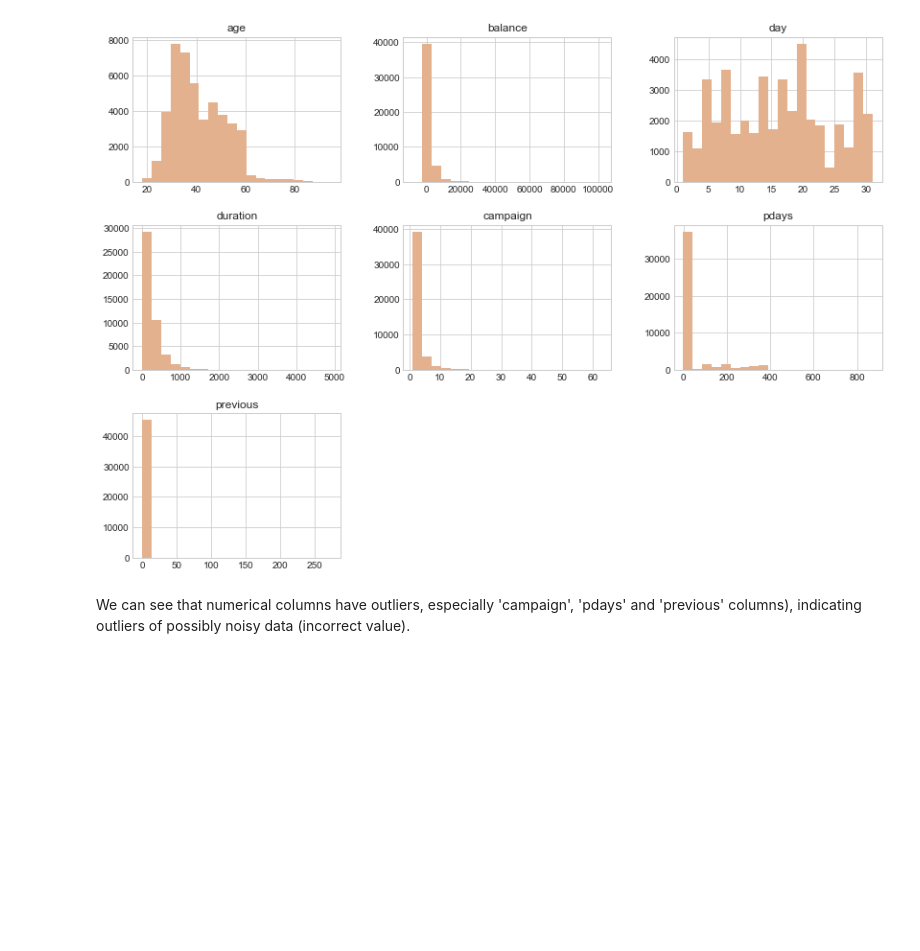
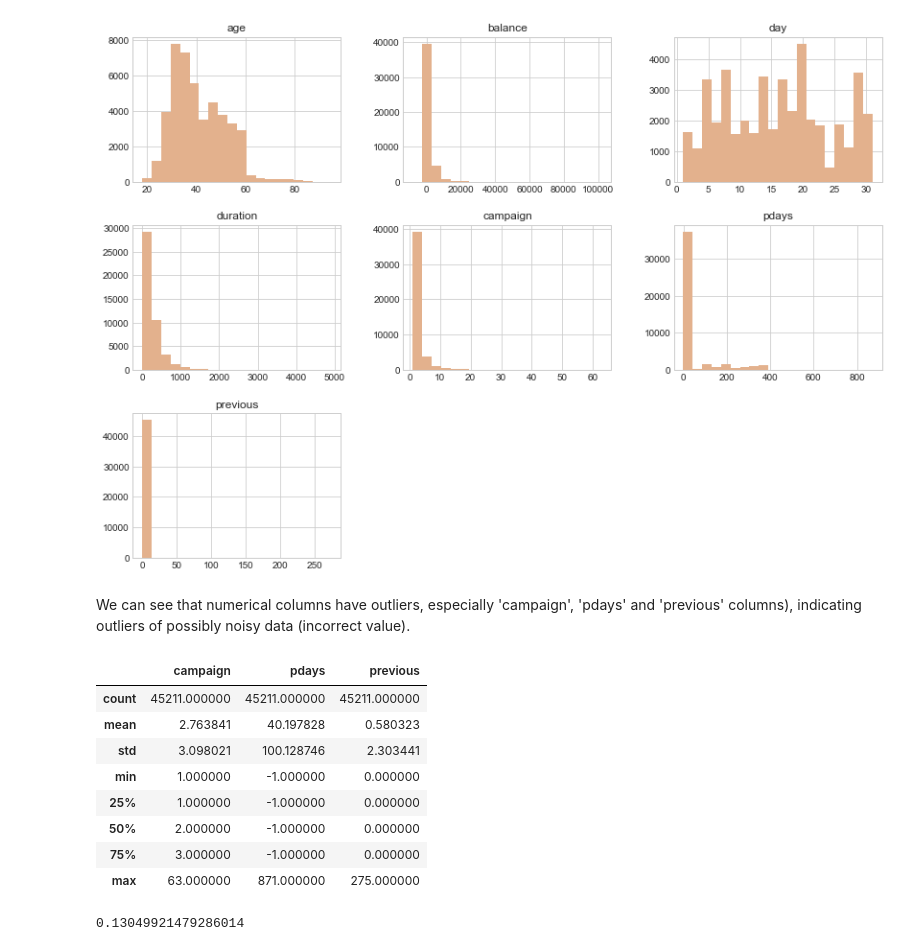
Before and after one commit to altaafkhan/term-deposit-analysis, a Jupyter notebook: script/term_deposit.ipynb, the cells around one changed output. Saved outputs shown, nothing was run; the diff lists cells and outputs as text; code cells hidden in the pictures; blank space fills up the shorter version.

Commit message:
explore numerical columns deeper
Deeper look into numerical columns campaign, pdays and previous

```diff
--- a/script/term_deposit.ipynb
+++ b/script/term_deposit.ipynb
@@ -90,3 +100,21 @@ plt.show()
 [figure]
 # %% [markdown]
 We can see that numerical columns have outliers, especially 'campaign', 'pdays' and 'previous' columns), indicating outliers of possibly noisy data (incorrect value).
+# %%
+# let's take a closer look at 'campaign','pdays','previous'
+inp[['campaign','pdays','previous']].describe()
+# %% [output]
+|  | campaign | pdays | previous |
+| count | 45211.000000 | 45211.000000 | 45211.000000 |
+| mean | 2.763841 | 40.197828 | 0.580323 |
+| std | 3.098021 | 100.128746 | 2.303441 |
+| min | 1.000000 | -1.000000 | 0.000000 |
+| 25% | 1.000000 | -1.000000 | 0.000000 |
+| 50% | 2.000000 | -1.000000 | 0.000000 |
+| 75% | 3.000000 | -1.000000 | 0.000000 |
+| max | 63.000000 | 871.000000 | 275.000000 |
+# %%
+# Percentage of 'campaign' values above 30:
+len (inp[inp['campaign'] > 30] ) / len(inp) * 100
+# %% [output]
+0.13049921479286014
```
Also changed, not shown: parts of 12 cells of this notebook.
